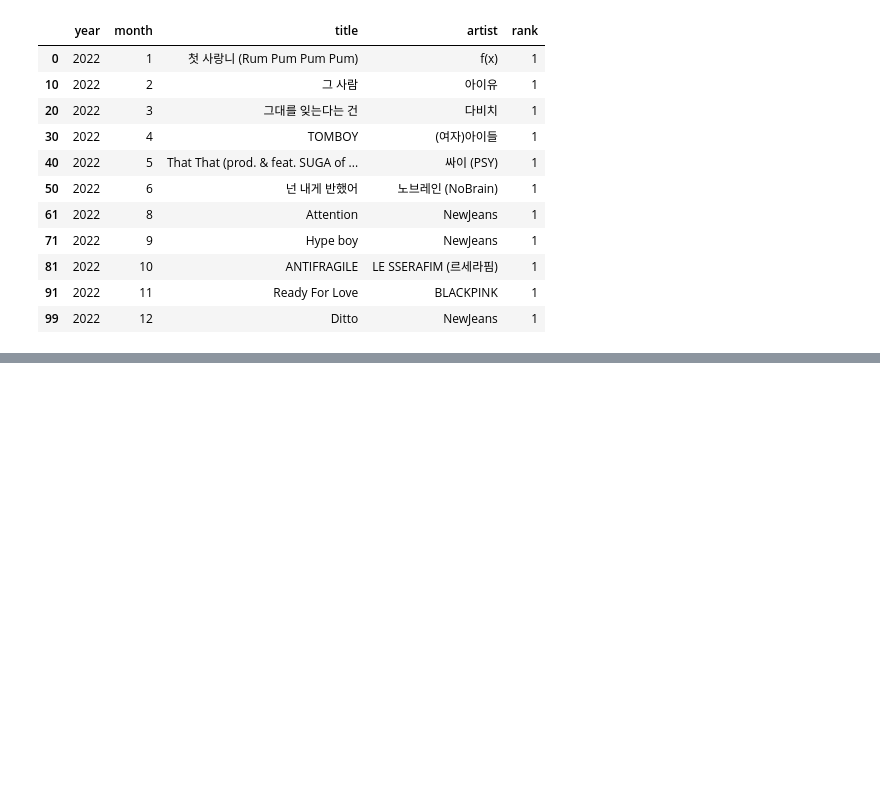
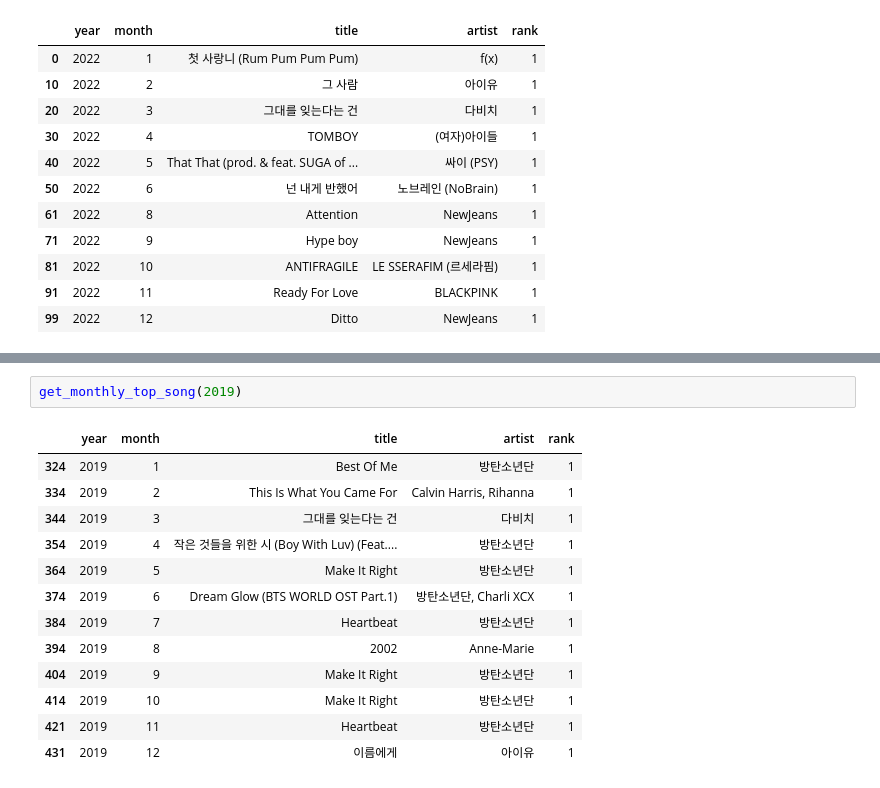
Before and after one commit to jenny-jione/melon_project, a Jupyter notebook: pandas_practice.ipynb, the cells around one changed output, grey strips where cells are left out. Drawn from its saved outputs; the diff is of its cells as text; blank space fills up the shorter version.

```diff
--- a/pandas_practice.ipynb
+++ b/pandas_practice.ipynb
@@ -116,0 +181,16 @@ this_year_top_song
+# %%
+get_monthly_top_song(2019)
+# %% [output]
+|  | year | month | title | artist | rank |
+| 324 | 2019 | 1 | Best Of Me | 방탄소년단 | 1 |
+| 334 | 2019 | 2 | This Is What You Came For | Calvin Harris, Rihanna | 1 |
+| 344 | 2019 | 3 | 그대를 잊는다는 건 | 다비치 | 1 |
+| 354 | 2019 | 4 | 작은 것들을 위한 시 (Boy With Luv) (Feat.... | 방탄소년단 | 1 |
+| 364 | 2019 | 5 | Make It Right | 방탄소년단 | 1 |
+| 374 | 2019 | 6 | Dream Glow (BTS WORLD OST Part.1) | 방탄소년단, Charli XCX | 1 |
+| 384 | 2019 | 7 | Heartbeat | 방탄소년단 | 1 |
+| 394 | 2019 | 8 | 2002 | Anne-Marie | 1 |
+| 404 | 2019 | 9 | Make It Right | 방탄소년단 | 1 |
+| 414 | 2019 | 10 | Make It Right | 방탄소년단 | 1 |
+| 421 | 2019 | 11 | Heartbeat | 방탄소년단 | 1 |
+| 431 | 2019 | 12 | 이름에게 | 아이유 | 1 |
```
Also changed, not shown: parts of 9 cells of this notebook.
